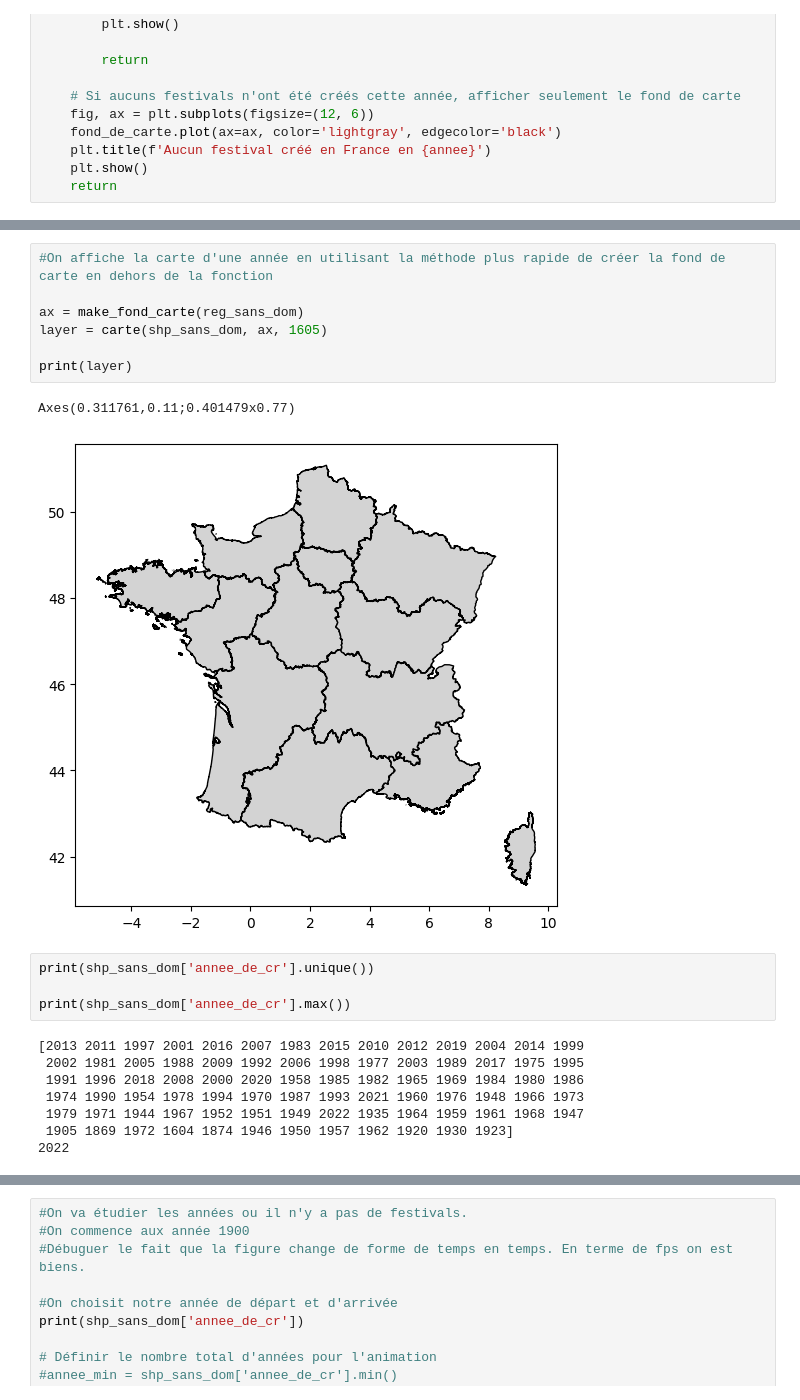
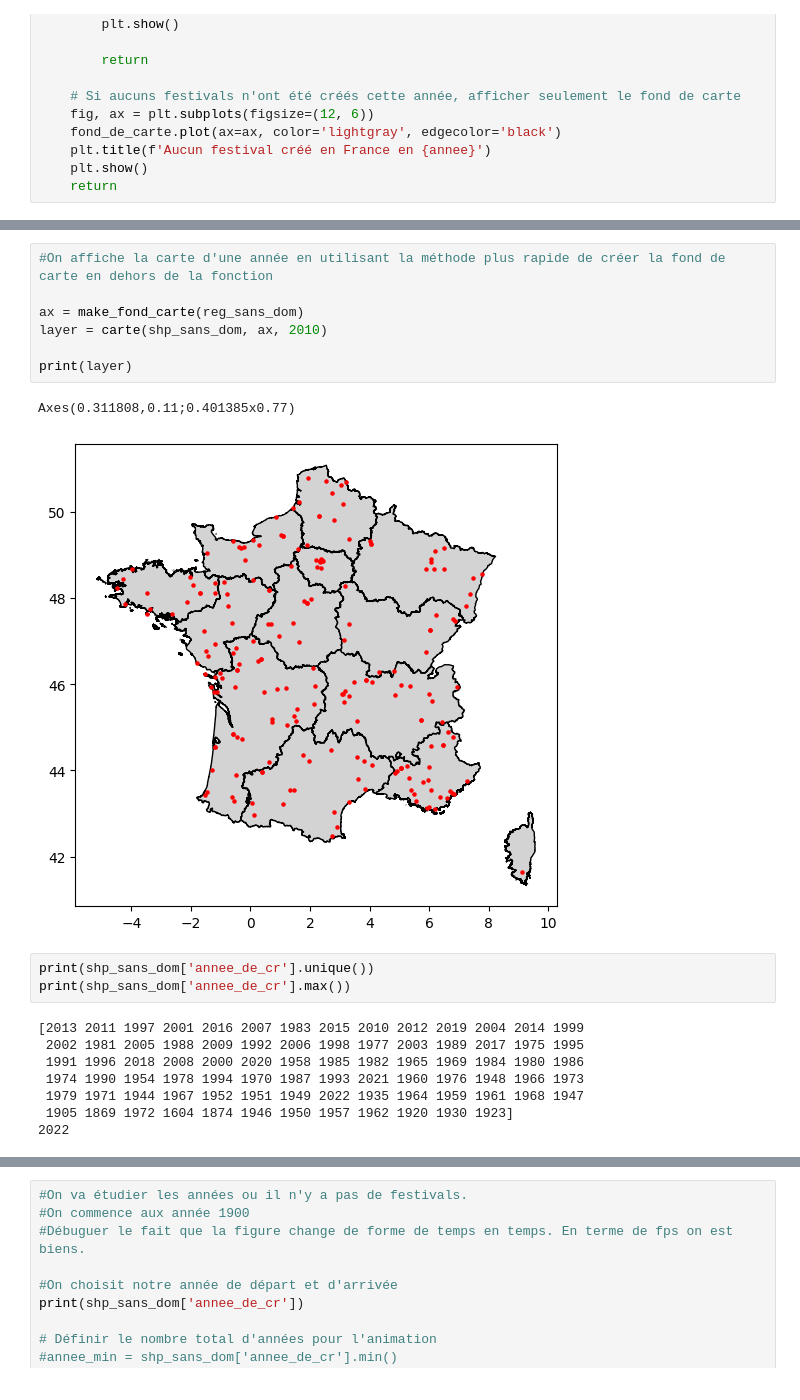
Before and after one commit to MaelieP/Projet-python--, a Jupyter notebook: animation.ipynb, the cells around one changed output, grey strips where cells are left out. Drawn from its saved outputs; the diff is of its cells as text.

```diff
--- a/animation.ipynb
+++ b/animation.ipynb
@@ -130,16 +132,15 @@ carte_1_an_bis(shp_sans_dom, reg_sans_dom, 1605)
 # %%
 #On affiche la carte d'une année en utilisant la méthode plus rapide de créer la fond de carte en dehors de la fonction
 
 ax = make_fond_carte(reg_sans_dom)
-layer = carte(shp_sans_dom, ax, 1605)
+layer = carte(shp_sans_dom, ax, 2010)
 
 print(layer)
 # %% [output]
-Axes(0.311761,0.11;0.401479x0.77)
+Axes(0.311808,0.11;0.401385x0.77)
-[figure, old version]
+[figure, new version]
 # %%
 print(shp_sans_dom['annee_de_cr'].unique())
-
 print(shp_sans_dom['annee_de_cr'].max())
 # %% [output]
 [2013 2011 1997 2001 2016 2007 1983 2015 2010 2012 2019 2004 2014 1999
```
Also changed, not shown: parts of 3 cells of this notebook, 1 other file.
